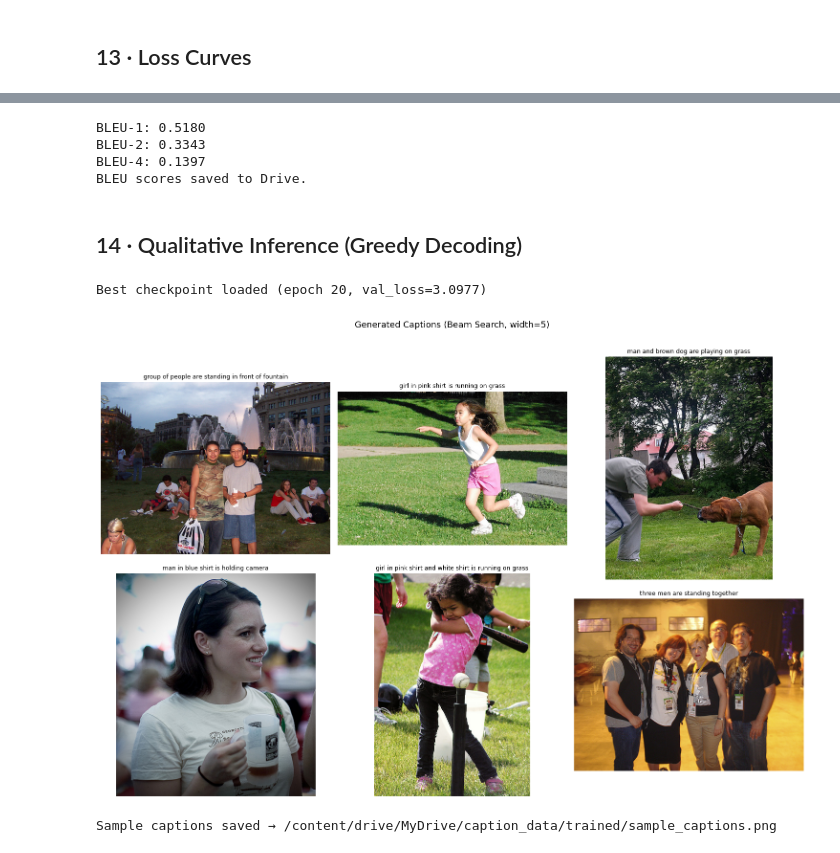
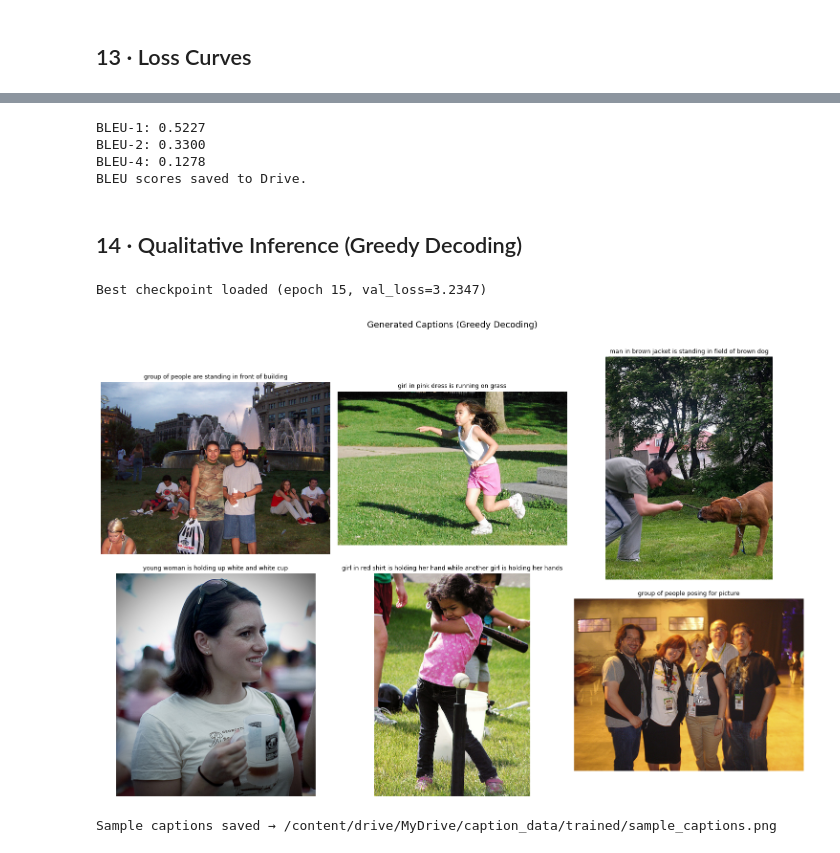
Before and after one commit to elene7144/Visual-Storyteller, a Jupyter notebook: data_and_training.ipynb, the cells around one changed output, grey strips where cells are left out. Drawn from its saved outputs; the diff is of its cells as text; code cells hidden in the pictures.

```diff
--- a/data_and_training.ipynb
+++ b/data_and_training.ipynb
@@ -70,7 +70,7 @@ Done.
 # %% [markdown]
 ## 3 · Hyperparameters
 # %%
-MIN_WORD_FREQ = 3       # words appearing fewer times are mapped to <UNK>
+MIN_WORD_FREQ = 5       # words appearing fewer times are mapped to <UNK>
 TRAIN_SPLIT   = 0.80    # fraction of *images* used for training
 IMG_SIZE      = 224
 
@@ -79,17 +79,13 @@ HIDDEN_DIM  = 512
 NUM_LAYERS  = 1
 DROPOUT     = 0.5
 
-
 BATCH_SIZE  = 64
 NUM_EPOCHS  = 30
 LR          = 3e-4
-GRAD_CLIP   = 1.0
+GRAD_CLIP   = 5.0
 LR_PATIENCE = 3        # epochs of no val improvement before halving LR
 LR_FACTOR   = 0.5
-EARLY_STOP_PATIENCE = 5  # epochs of no val improvement before stopping training
-
-
-BEAM_WIDTH  = 5        # beam search width used at inference time
+PATIENCE    = 5        # epochs of no val improvement before early stopping
 
 PAD_TOKEN   = '<PAD>'
 UNK_TOKEN   = '<UNK>'
@@ -701,15 +587,10 @@ Trainable parameters : 13,234,922  (82.6 %)
 # %%
 criterion = nn.CrossEntropyLoss(ignore_index=vocab.pad_idx)
 
-# Use separate param groups so layer4 trains at a smaller LR than the
-# decoder, preventing the pretrained weights from being perturbed too quickly.
-optimizer = optim.Adam([
-    {'params': model.decoder.parameters(),            'lr': LR},
-    {'params': model.encoder.projection.parameters(), 'lr': LR},
-    {'params': model.encoder.backbone.layer4.parameters(),
-     'lr': LR * 0.1,    # 10× smaller — fine-tunes without clobbering ImageNet init
-     'weight_decay': 1e-4},
-])
+optimizer = optim.Adam(
+    filter(lambda p: p.requires_grad, model.parameters()),
+    lr=LR,
+)
 
 scheduler = optim.lr_scheduler.ReduceLROnPlateau(
     optimizer,
@@ -853,7 +736,7 @@ for epoch in range(1, NUM_EPOCHS + 1):
         marker = ' ← best'
     else:
         epochs_no_improve += 1
-        marker = ''
+        marker = f' (no improve {epochs_no_improve}/{PATIENCE})'
 
     history['train_loss'].append(train_loss)
     history['val_loss'].append(val_loss)
@@ -862,9 +745,9 @@ for epoch in range(1, NUM_EPOCHS + 1):
     print(f'{epoch:>6}  {train_loss:>10.4f}  {val_loss:>10.4f}  '
           f'{perplexity:>10.2f}  {current_lr:>10.2e}{marker}')
 
-    if epochs_no_improve >= EARLY_STOP_PATIENCE:
+    if epochs_no_improve >= PATIENCE:
         print(f'\nEarly stopping triggered at epoch {epoch} '
-              f'(no val improvement for {EARLY_STOP_PATIENCE} epochs).')
+              f'(no improvement for {PATIENCE} epochs).')
         break
 
 print('='*65)
@@ -984,7 +867,7 @@ with torch.no_grad():
             continue
 
         img_tensor = val_transform(pil_img).to(DEVICE)
-        caption    = model.caption_image(img_tensor, vocab, max_len=40, beam_width=BEAM_WIDTH)
+        caption    = model.caption_image(img_tensor, vocab, max_len=40)
 
         # References: list of tokenised human captions (excluding START/END)
         refs = [
@@ -1011,9 +894,9 @@ with open(os.path.join(SAVE_DIR, 'bleu_scores.json'), 'w') as f:
     json.dump(bleu_scores, f, indent=2)
 print('BLEU scores saved to Drive.')
 # %% [output]
-BLEU-1: 0.5180
-BLEU-2: 0.3343
-BLEU-4: 0.1397
+BLEU-1: 0.5227
+BLEU-2: 0.3300
+BLEU-4: 0.1278
 BLEU scores saved to Drive.
 # %% [markdown]
 ## 14 · Qualitative Inference (Greedy Decoding)
@@ -1025,35 +908,35 @@ checkpoint = torch.load(CHECKPOINT_PATH, map_location=DEVICE)
 model.load_state_dict(checkpoint['model_state'])
 model.eval()
 print(f"Best checkpoint loaded (epoch {checkpoint['epoch']}, "
       f"val_loss={checkpoint['val_loss']:.4f})")
 
 # Sample 6 random validation images
 sample_rows = df_val.drop_duplicates('image').sample(6, random_state=SEED)
 
 fig, axes = plt.subplots(2, 3, figsize=(15, 10))
 axes = axes.flatten()
 
 for ax, (_, row) in zip(axes, sample_rows.iterrows()):
     img_path = os.path.join(IMAGES_DIR, row['image'])
     try:
         pil_img = Image.open(img_path).convert('RGB')
     except (FileNotFoundError, OSError):
         pil_img = Image.new('RGB', (224, 224))
 
     img_tensor = val_transform(pil_img).to(DEVICE)
-    caption    = model.caption_image(img_tensor, vocab, max_len=40, beam_width=BEAM_WIDTH)
+    caption    = model.caption_image(img_tensor, vocab, max_len=40)
 
     ax.imshow(pil_img)
     ax.set_title(caption, fontsize=9, wrap=True)
     ax.axis('off')
 
-plt.suptitle(f'Generated Captions (Beam Search, width={BEAM_WIDTH})', fontsize=13, y=1.01)
+plt.suptitle('Generated Captions (Greedy Decoding)', fontsize=13, y=1.01)
 plt.tight_layout()
 inference_plot_path = os.path.join(SAVE_DIR, 'sample_captions.png')
 plt.savefig(inference_plot_path, dpi=120, bbox_inches='tight')
 plt.show()
 print(f'Sample captions saved → {inference_plot_path}')
 # %% [output]
-Best checkpoint loaded (epoch 20, val_loss=3.0977)
+Best checkpoint loaded (epoch 15, val_loss=3.2347)
-[figure, old version]
+[figure, new version]
 Sample captions saved → /content/drive/MyDrive/caption_data/trained/sample_captions.png
```
Also changed, not shown: parts of 7 cells of this notebook.
